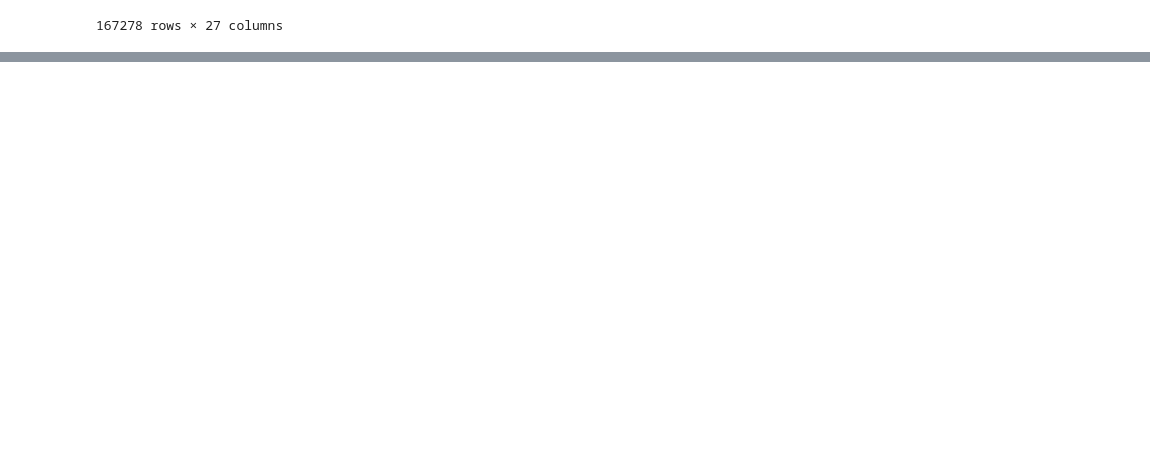
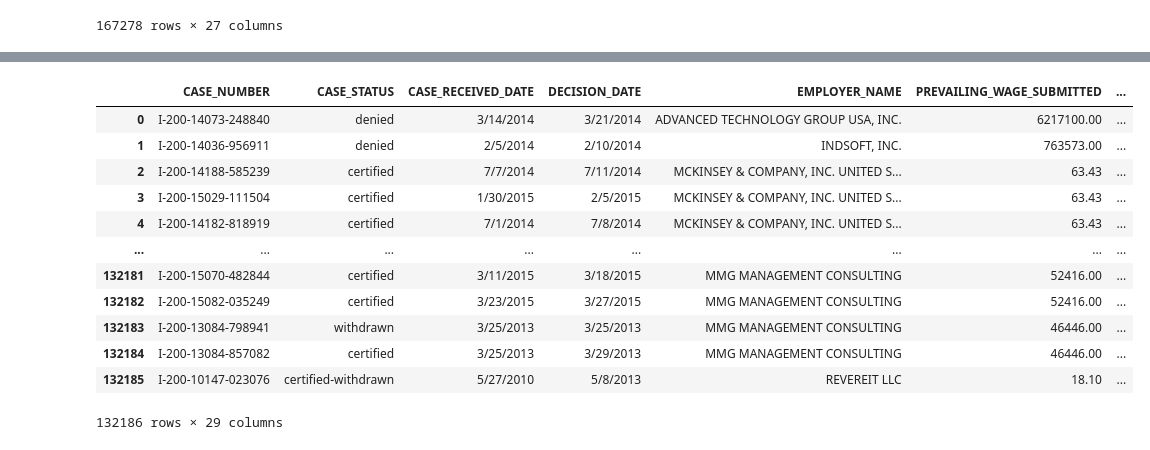
Before and after one commit to asphodelian/We-R-Finished, a Jupyter notebook: russellfolder/Salary-Analysis.ipynb, the cells around one changed output, grey strips where cells are left out. Cells and saved outputs as stored; diff of their text form; code cells hidden in the pictures; blank space fills up the shorter version.

```diff
--- a/russellfolder/Salary-Analysis.ipynb
+++ b/russellfolder/Salary-Analysis.ipynb
@@ -18,3 +18,11 @@ dataset
 | 167276 | I-200-11312-798611 | denied | 11/8/2011 | 11/15/2011 | CHINESE BIBLE CHURCH INTERNATIONA... | 5.05 | ... |
 | 167277 | I-200-11297-523711 | denied | 10/24/2011 | 10/26/2011 | CHINESE BIBLE CHURCH INTERNATIONA... | 5.05 | ... |
 167278 rows × 27 columns
+# %%
+#remove unimportant job sub types
+
+remove = ['attorney','teacher','assistant professor']
+
+dataset = dataset[~dataset['JOB_TITLE_SUBGROUP'].isin(remove)]
+
+dataset.head()
@@ -93,0 +161,4 @@ Name: PAID_WAGE_PER_YEAR, dtype: float64
+# %%
+#Cost of Living Index per State
+cost_of_living = col_df[['state','costIndex']]
+cost_of_living
@@ -93,0 +183,18 @@ Name: PAID_WAGE_PER_YEAR, dtype: float64
+# %%
+# Merge the two datasets based on state
+merged_data = pd.merge(dataset, cost_of_living, left_on='WORK_STATE', right_on='state')
+merged_data
+# %% [output]
+|  | CASE_NUMBER | CASE_STATUS | CASE_RECEIVED_DATE | DECISION_DATE | EMPLOYER_NAME | PREVAILING_WAGE_SUBMITTED | ... |
+| 0 | I-200-14073-248840 | denied | 3/14/2014 | 3/21/2014 | ADVANCED TECHNOLOGY GROUP USA, INC. | 6217100.00 | ... |
+| 1 | I-200-14036-956911 | denied | 2/5/2014 | 2/10/2014 | INDSOFT, INC. | 763573.00 | ... |
+| 2 | I-200-14188-585239 | certified | 7/7/2014 | 7/11/2014 | MCKINSEY & COMPANY, INC. UNITED S... | 63.43 | ... |
+| 3 | I-200-15029-111504 | certified | 1/30/2015 | 2/5/2015 | MCKINSEY & COMPANY, INC. UNITED S... | 63.43 | ... |
+| 4 | I-200-14182-818919 | certified | 7/1/2014 | 7/8/2014 | MCKINSEY & COMPANY, INC. UNITED S... | 63.43 | ... |
+| ... | ... | ... | ... | ... | ... | ... | ... |
+| 132181 | I-200-15070-482844 | certified | 3/11/2015 | 3/18/2015 | MMG MANAGEMENT CONSULTING | 52416.00 | ... |
+| 132182 | I-200-15082-035249 | certified | 3/23/2015 | 3/27/2015 | MMG MANAGEMENT CONSULTING | 52416.00 | ... |
+| 132183 | I-200-13084-798941 | withdrawn | 3/25/2013 | 3/25/2013 | MMG MANAGEMENT CONSULTING | 46446.00 | ... |
+| 132184 | I-200-13084-857082 | certified | 3/25/2013 | 3/29/2013 | MMG MANAGEMENT CONSULTING | 46446.00 | ... |
+| 132185 | I-200-10147-023076 | certified-withdrawn | 5/27/2010 | 5/8/2013 | REVEREIT LLC | 18.10 | ... |
+132186 rows × 29 columns
```
Also changed, not shown: parts of 10 cells of this notebook, 1 other file.
